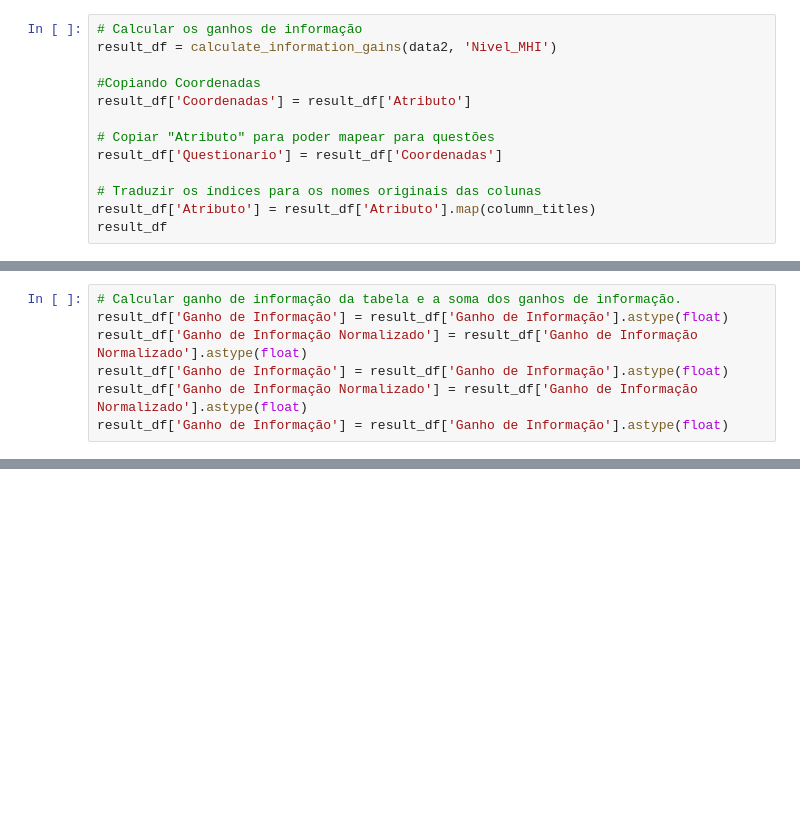
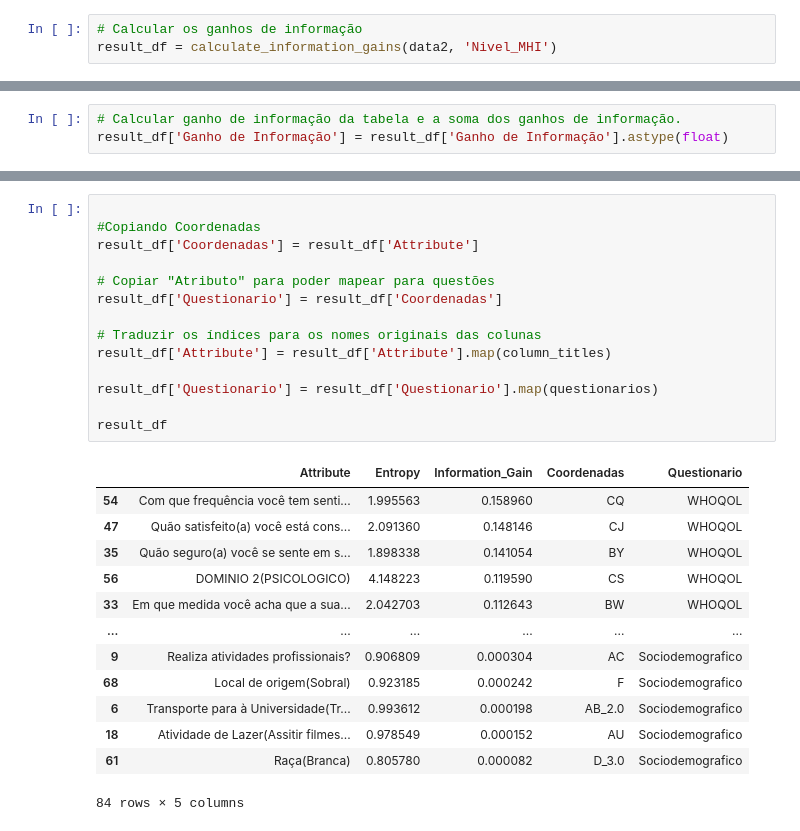
Before and after one commit to Apollyion/Classificacao_MHI_BIC, a Jupyter notebook: Codigos-Desenvolvimento/Ganhos_Informacao.ipynb, the cells around one changed output, grey strips where cells are left out. Drawn from its saved outputs; the diff is of its cells as text; blank space fills up the shorter version.

```diff
--- a/Codigos-Desenvolvimento/Ganhos_Informacao.ipynb
+++ b/Codigos-Desenvolvimento/Ganhos_Informacao.ipynb
@@ -304,13 +185,3 @@ result_df
 # %%
 # Calcular os ganhos de informação
 result_df = calculate_information_gains(data2, 'Nivel_MHI')
-
-#Copiando Coordenadas
-result_df['Coordenadas'] = result_df['Atributo']
-
-# Copiar "Atributo" para poder mapear para questões
-result_df['Questionario'] = result_df['Coordenadas']
-
-# Traduzir os índices para os nomes originais das colunas
-result_df['Atributo'] = result_df['Atributo'].map(column_titles)
-result_df
@@ -349,10 +194,6 @@ result_df
 # %%
 # Calcular ganho de informação da tabela e a soma dos ganhos de informação.
 result_df['Ganho de Informação'] = result_df['Ganho de Informação'].astype(float)
-result_df['Ganho de Informação Normalizado'] = result_df['Ganho de Informação Normalizado'].astype(float)
-result_df['Ganho de Informação'] = result_df['Ganho de Informação'].astype(float)
-result_df['Ganho de Informação Normalizado'] = result_df['Ganho de Informação Normalizado'].astype(float)
-result_df['Ganho de Informação'] = result_df['Ganho de Informação'].astype(float)
 # %%
 result_df
 # %% [output]
@@ -371,0 +303,28 @@ result_df
+# %%
+
+#Copiando Coordenadas
+result_df['Coordenadas'] = result_df['Attribute']
+
+# Copiar "Atributo" para poder mapear para questões
+result_df['Questionario'] = result_df['Coordenadas']
+
+# Traduzir os índices para os nomes originais das colunas
+result_df['Attribute'] = result_df['Attribute'].map(column_titles)
+
+result_df['Questionario'] = result_df['Questionario'].map(questionarios)
+
+result_df
+# %% [output]
+|  | Attribute | Entropy | Information_Gain | Coordenadas | Questionario |
+| 54 | Com que frequência você tem senti... | 1.995563 | 0.158960 | CQ | WHOQOL |
+| 47 | Quão satisfeito(a) você está cons... | 2.091360 | 0.148146 | CJ | WHOQOL |
+| 35 | Quão seguro(a) você se sente em s... | 1.898338 | 0.141054 | BY | WHOQOL |
+| 56 | DOMINIO 2(PSICOLOGICO) | 4.148223 | 0.119590 | CS | WHOQOL |
+| 33 | Em que medida você acha que a sua... | 2.042703 | 0.112643 | BW | WHOQOL |
+| ... | ... | ... | ... | ... | ... |
+| 9 | Realiza atividades profissionais? | 0.906809 | 0.000304 | AC | Sociodemografico |
+| 68 | Local de origem(Sobral) | 0.923185 | 0.000242 | F | Sociodemografico |
+| 6 | Transporte para à Universidade(Tr... | 0.993612 | 0.000198 | AB_2.0 | Sociodemografico |
+| 18 | Atividade de Lazer(Assitir filmes... | 0.978549 | 0.000152 | AU | Sociodemografico |
+| 61 | Raça(Branca) | 0.805780 | 0.000082 | D_3.0 | Sociodemografico |
+84 rows × 5 columns
```
Also changed, not shown: parts of 13 cells of this notebook, 27 other files.
